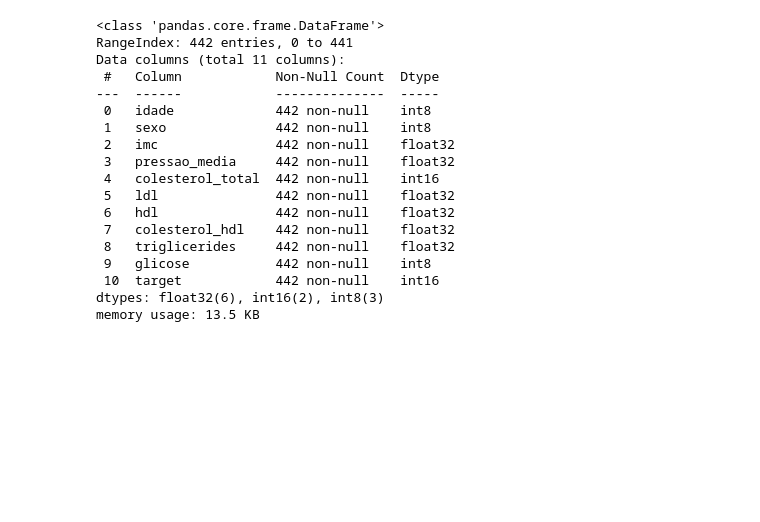
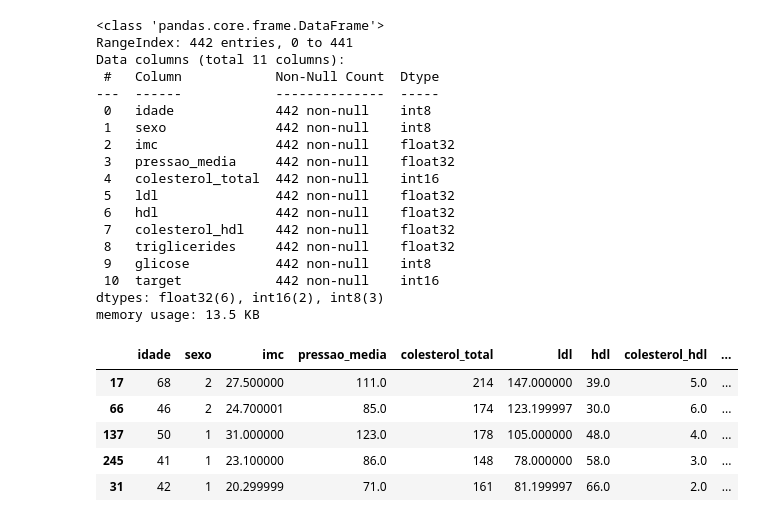
Before and after one commit to stephanyresque/Projeto_diabetes, a Jupyter notebook: notebooks/regressao_linear.ipynb, the cells around one changed output. Drawn from its saved outputs; the diff is of its cells as text; code cells hidden in the pictures; blank space fills up the shorter version.

```diff
--- a/notebooks/regressao_linear.ipynb
+++ b/notebooks/regressao_linear.ipynb
@@ -40,0 +54,9 @@ memory usage: 13.5 KB
+# %%
+X_train.head() #observe o embaralhamento
+# %% [output]
+|  | idade | sexo | imc | pressao_media | colesterol_total | ldl | hdl | colesterol_hdl | ... |
+| 17 | 68 | 2 | 27.500000 | 111.0 | 214 | 147.000000 | 39.0 | 5.0 | ... |
+| 66 | 46 | 2 | 24.700001 | 85.0 | 174 | 123.199997 | 30.0 | 6.0 | ... |
+| 137 | 50 | 1 | 31.000000 | 123.0 | 178 | 105.000000 | 48.0 | 4.0 | ... |
+| 245 | 41 | 1 | 23.100000 | 86.0 | 148 | 78.000000 | 58.0 | 3.0 | ... |
+| 31 | 42 | 1 | 20.299999 | 71.0 | 161 | 81.199997 | 66.0 | 2.0 | ... |
```
Also changed, not shown: parts of 14 cells of this notebook, 1 other file.
